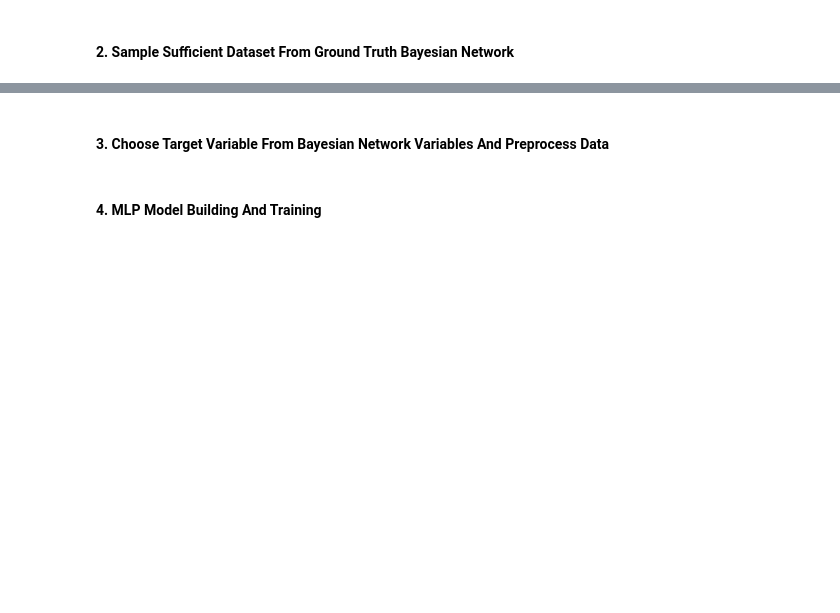
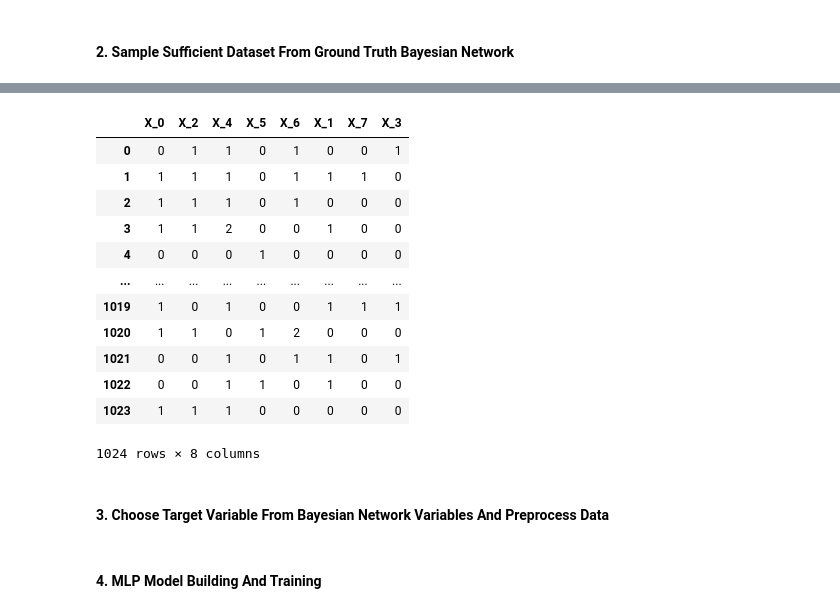
Before and after one commit to TumeloMkwambe/Honours-RP, a Jupyter notebook: main.ipynb, the cells around one changed output, grey strips where cells are left out. Cells and saved outputs as stored; diff of their text form; code cells hidden in the pictures; blank space fills up the shorter version.

```diff
--- a/main.ipynb
+++ b/main.ipynb
@@ -30,5 +41,21 @@ experiment.save()
 # %%
 data = pd.read_csv(f'data/{identifier}_ground_data.csv')
+# %%
+data
+# %% [output]
+|  | X_0 | X_2 | X_4 | X_5 | X_6 | X_1 | X_7 | X_3 |
+| 0 | 0 | 1 | 1 | 0 | 1 | 0 | 0 | 1 |
+| 1 | 1 | 1 | 1 | 0 | 1 | 1 | 1 | 0 |
+| 2 | 1 | 1 | 1 | 0 | 1 | 0 | 0 | 0 |
+| 3 | 1 | 1 | 2 | 0 | 0 | 1 | 0 | 0 |
+| 4 | 0 | 0 | 0 | 1 | 0 | 0 | 0 | 0 |
+| ... | ... | ... | ... | ... | ... | ... | ... | ... |
+| 1019 | 1 | 0 | 1 | 0 | 0 | 1 | 1 | 1 |
+| 1020 | 1 | 1 | 0 | 1 | 2 | 0 | 0 | 0 |
+| 1021 | 0 | 0 | 1 | 0 | 1 | 1 | 0 | 1 |
+| 1022 | 0 | 0 | 1 | 1 | 0 | 1 | 0 | 0 |
+| 1023 | 1 | 1 | 1 | 0 | 0 | 0 | 0 | 0 |
+1024 rows × 8 columns
 # %% [markdown]
 #### 3. Choose Target Variable From Bayesian Network Variables And Preprocess Data
 # %%
```
Also changed, not shown: parts of 17 cells of this notebook, 7 other files.
